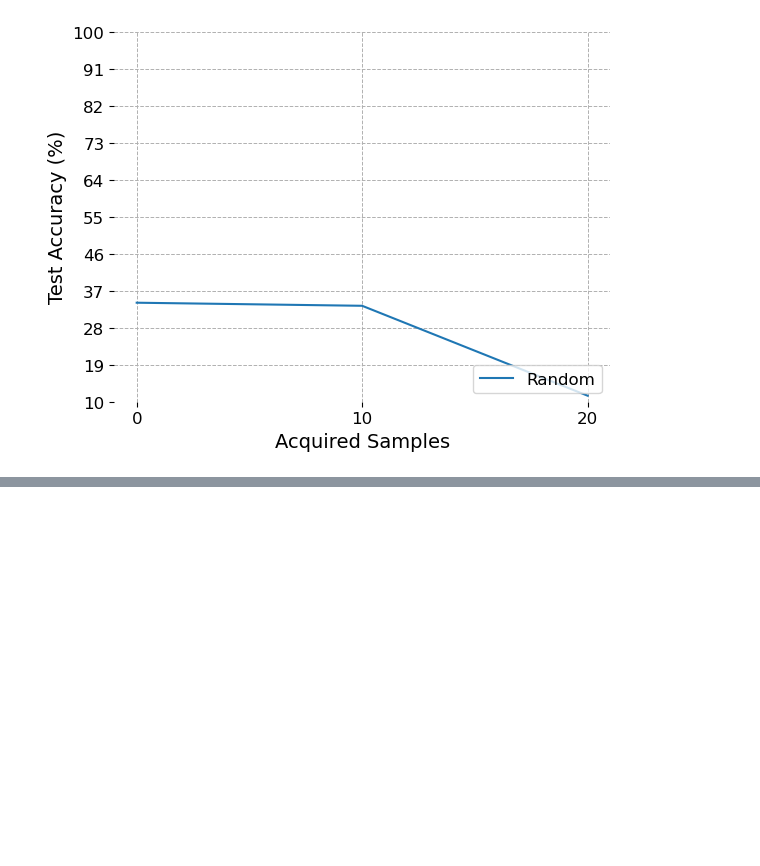
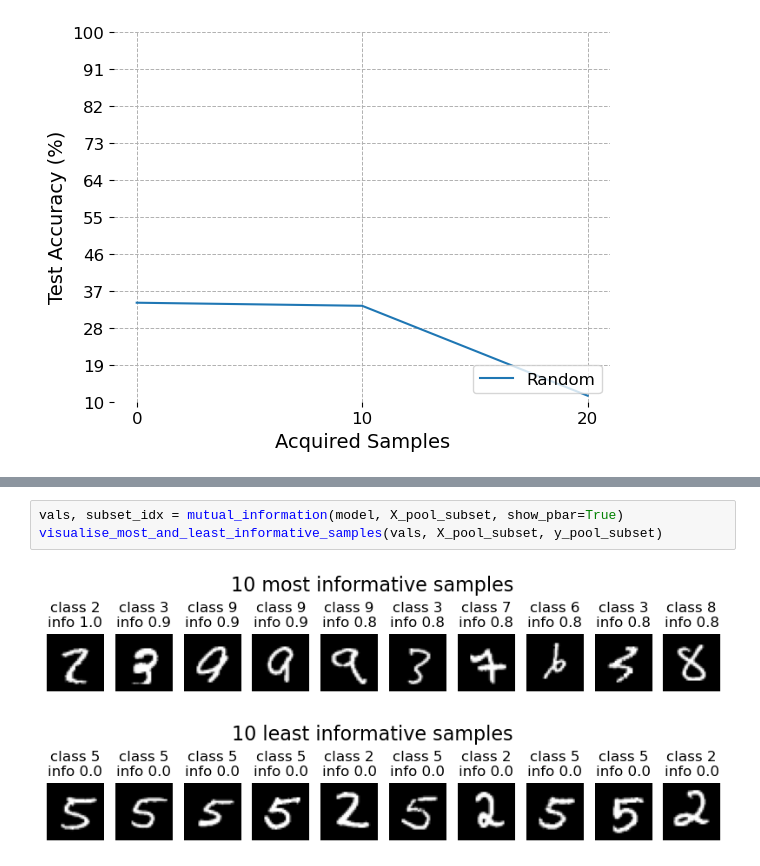
Before and after one commit to pilzpascal/2024s-bsc-practical-work, a Jupyter notebook: Active Learning.ipynb, the cells around one changed output, grey strips where cells are left out. Drawn from its saved outputs; the diff is of its cells as text; blank space fills up the shorter version.

```diff
--- a/Active Learning.ipynb
+++ b/Active Learning.ipynb
@@ -53,0 +58,6 @@ NameError: name 'X_pool' is not defined
+# %%
+vals, subset_idx = mutual_information(model, X_pool_subset, show_pbar=True)
+visualise_most_and_least_informative_samples(vals, X_pool_subset, y_pool_subset)
+# %% [output]
+[figure, added]
+[figure, added]
```
Also changed, not shown: parts of 7 cells of this notebook, 2 other files.
